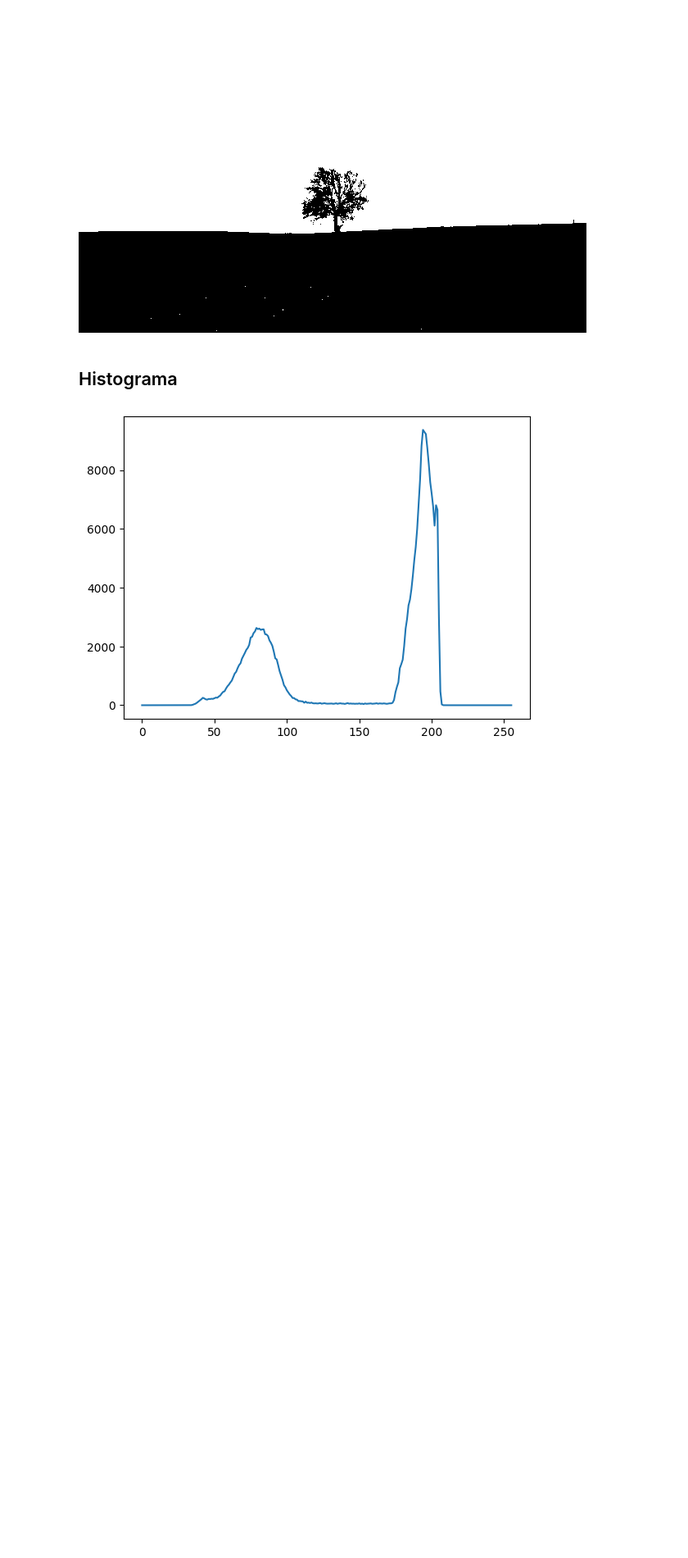
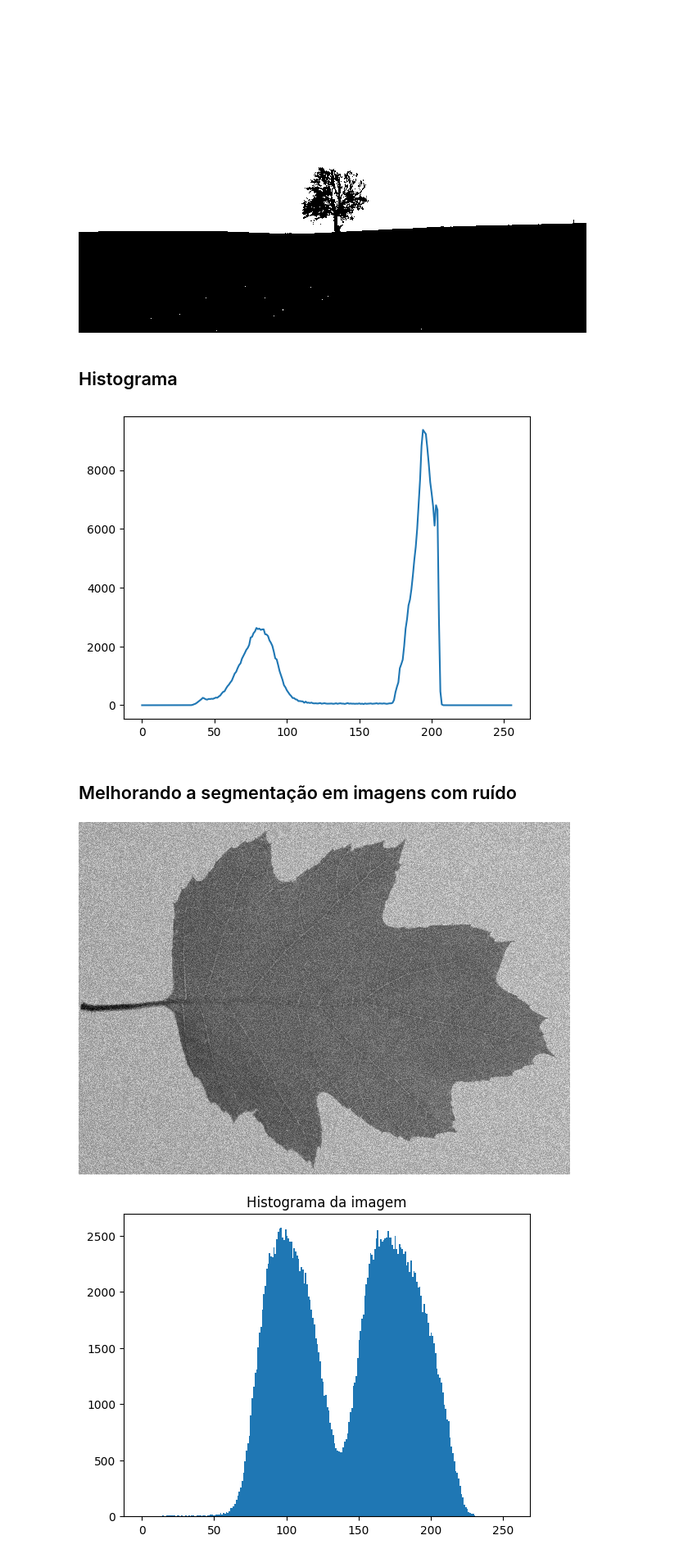
Before and after one commit to KauaHenSilva/python_img_segmentation, a Jupyter notebook: thresholding_based_segmentation.ipynb, the cells around one changed output. Shown at 82% size. Cells and saved outputs as stored; diff of their text form; code cells hidden in the pictures; blank space fills up the shorter version.

Commit message:
feat: Improving segmentation in noisy images

```diff
--- a/thresholding_based_segmentation.ipynb
+++ b/thresholding_based_segmentation.ipynb
@@ -108,3 +108,15 @@ histograma, bin = np.histogram(img, 256, [0,256])
 plt.plot(histograma);
 # %% [output]
 [figure]
+# %% [markdown]
+## Melhorando a segmentação em imagens com ruído
+# %%
+img = cv2.imread('/content/imgs/folha_ruido.jpg')
+img = cv2.cvtColor(img, cv2.COLOR_BGR2GRAY)
+cv2_imshow(img)
+plt.hist(img.ravel(), 256, [0,256])
+plt.title('Histograma da imagem')
+plt.show()
+# %% [output]
+[figure, added]
+[figure, added]
```
Also changed, not shown: parts of 4 cells of this notebook.
